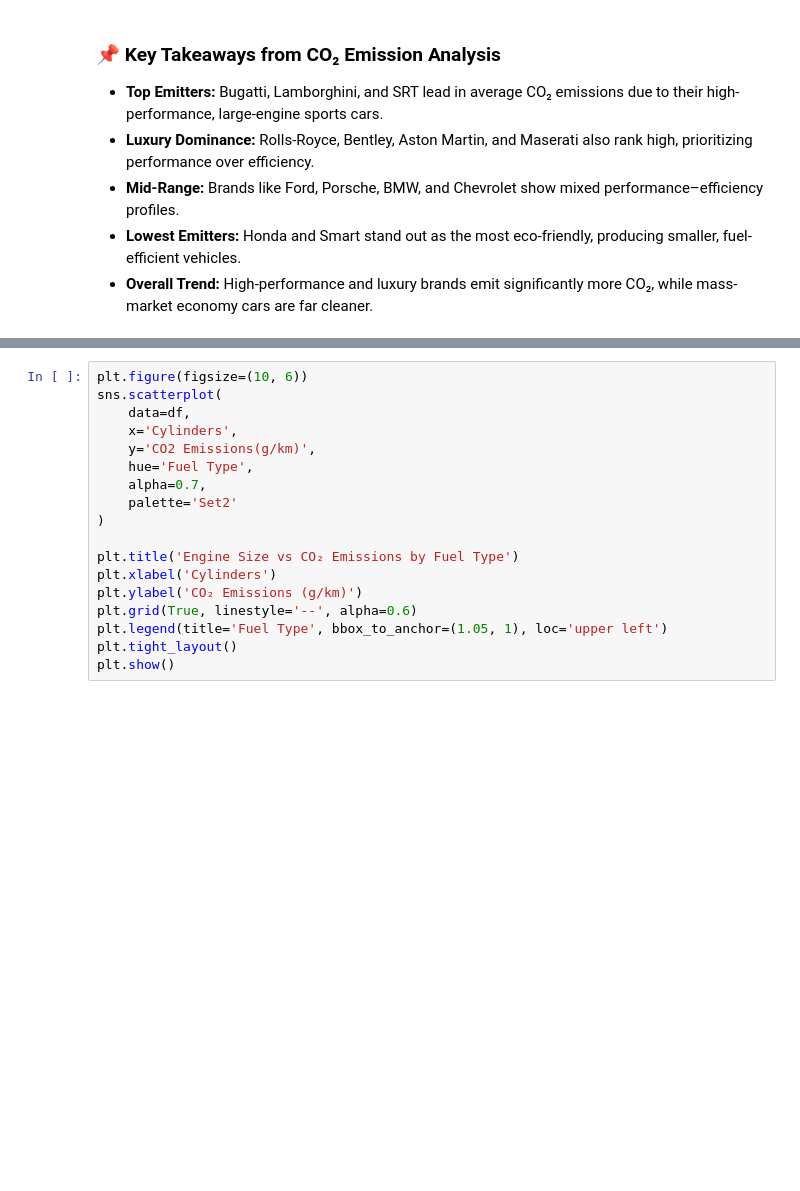
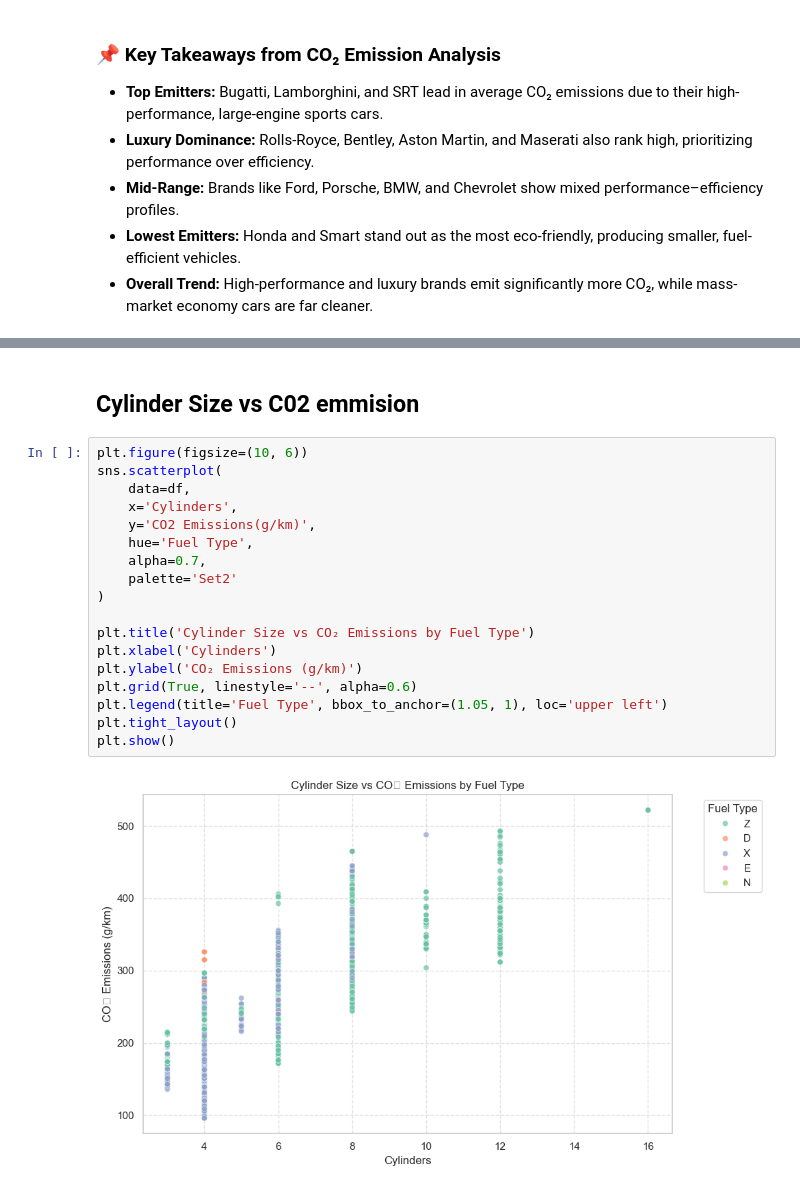
Before and after one commit to Satyamkus/Predicting-CO-Emissions-from-Vehicle-Specifications, a Jupyter notebook: emmision.ipynb, the cells around one changed output, grey strips where cells are left out. Drawn from its saved outputs; the diff is of its cells as text; blank space fills up the shorter version.

```diff
--- a/emmision.ipynb
+++ b/emmision.ipynb
@@ -336,18 +400,22 @@ plt.show()
+# %% [markdown]
+## Cylinder Size vs C02 emmision
 # %%
 plt.figure(figsize=(10, 6))
 sns.scatterplot(
     data=df,
     x='Cylinders',
     y='CO2 Emissions(g/km)',
     hue='Fuel Type',
     alpha=0.7,
     palette='Set2'
 )
 
-plt.title('Engine Size vs CO₂ Emissions by Fuel Type')
+plt.title('Cylinder Size vs CO₂ Emissions by Fuel Type')
 plt.xlabel('Cylinders')
 plt.ylabel('CO₂ Emissions (g/km)')
 plt.grid(True, linestyle='--', alpha=0.6)
 plt.legend(title='Fuel Type', bbox_to_anchor=(1.05, 1), loc='upper left')
 plt.tight_layout()
 plt.show()
+# %% [output]
+[figure, added]
```
Also changed, not shown: parts of 23 cells of this notebook.
